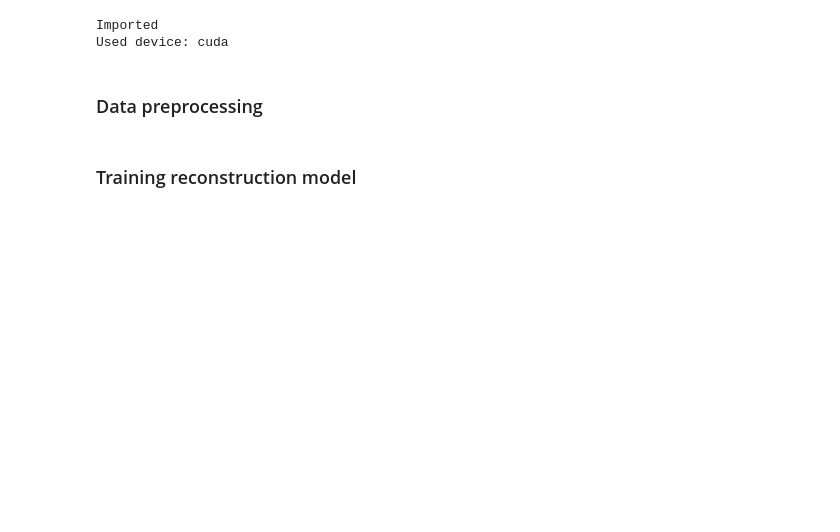
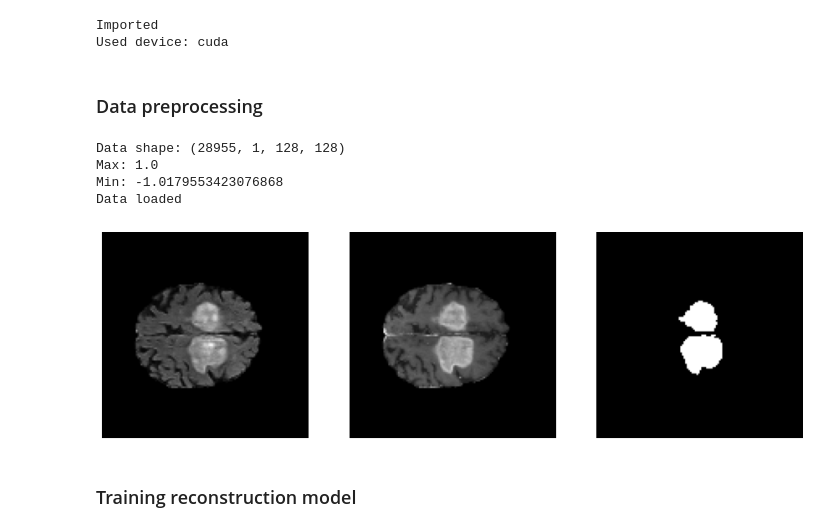
Before and after one commit to Arksyd96/cross_correlation_ldm, a Jupyter notebook: main.ipynb, the cells around one changed output. Saved outputs shown, nothing was run; the diff lists cells and outputs as text; code cells hidden in the pictures; blank space fills up the shorter version.

```diff
--- a/main.ipynb
+++ b/main.ipynb
@@ -45,14 +44,46 @@ for idx in range(0, flair.shape[0]):
     flair[idx] = (flair[idx] / n_max_flair[idx]).astype(np.float32)
     t1ce[idx] = (t1ce[idx] / n_max_t1ce[idx]).astype(np.float32)
 
+# transforming from 3D to 2D
+def to_3d(data):
+    data = data.transpose(0, 4, 1, 2, 3)
+    data = data.reshape(-1, data.shape[2], data.shape[3], data.shape[4])
+    return data
+
+flair, t1ce, mask = to_3d(flair), to_3d(t1ce), to_3d(mask)
+
+# removing empty slices
+empty_slices_indices = np.where(np.any(flair, axis=(1, 2, 3)) == True)[0]
+flair, t1ce, mask = flair[empty_slices_indices], t1ce[empty_slices_indices], mask[empty_slices_indices]
+
 # going from 0, 1 to -1, 1
 flair = flair * 2 - 1
 t1ce = t1ce * 2 - 1
 
 # dataset and dataloader
-train_dataset = IdentityDataset(flair, t1ce, mask)
+n_samples = 5000
+train_dataset = IdentityDataset(flair[:n_samples], t1ce[:n_samples], mask[:n_samples])
 train_loader = torch.utils.data.DataLoader(
     train_dataset, batch_size=BATCH_SIZE, shuffle=True, drop_last=True, num_workers=8, pin_memory=True
 )
+
+print('Data shape: {}'.format(flair.shape))
+print('Max: {}'.format(flair.max()))
+print('Min: {}'.format(flair.min()))
+print('Data loaded')
+# %% [output]
+Data shape: (28955, 1, 128, 128)
+Max: 1.0
+Min: -1.0179553423076868
+Data loaded
+# %%
+plt.figure(figsize=(15, 5))
+for idx, vec in enumerate([flair, t1ce, mask]):
+    plt.subplot(1, 3, idx + 1)
+    plt.imshow(vec[25000, 0, ...], cmap='gray')
+    plt.axis('off')
+plt.show()
+# %% [output]
+[figure, added]
 # %% [markdown]
 ### Training reconstruction model
```
Also changed, not shown: parts of 9 cells of this notebook, 5 other files.
